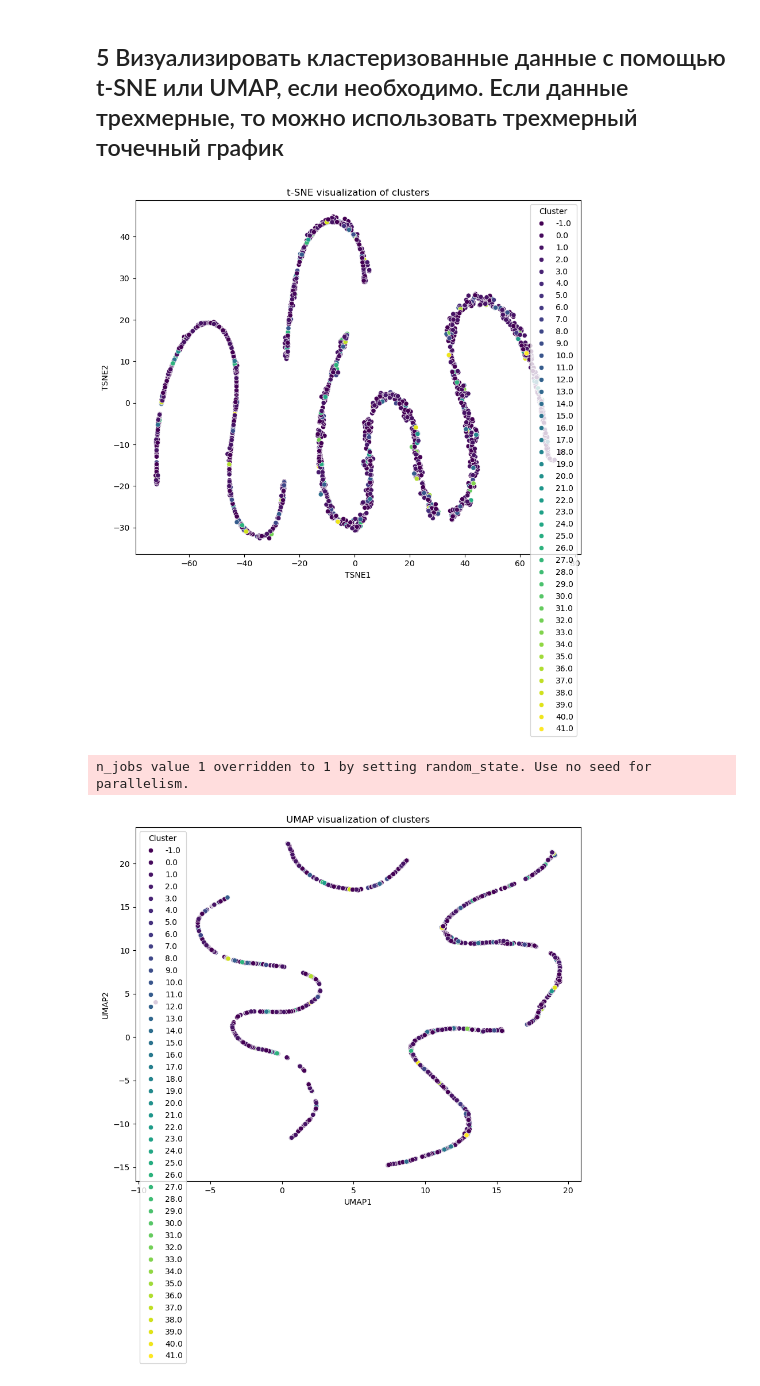
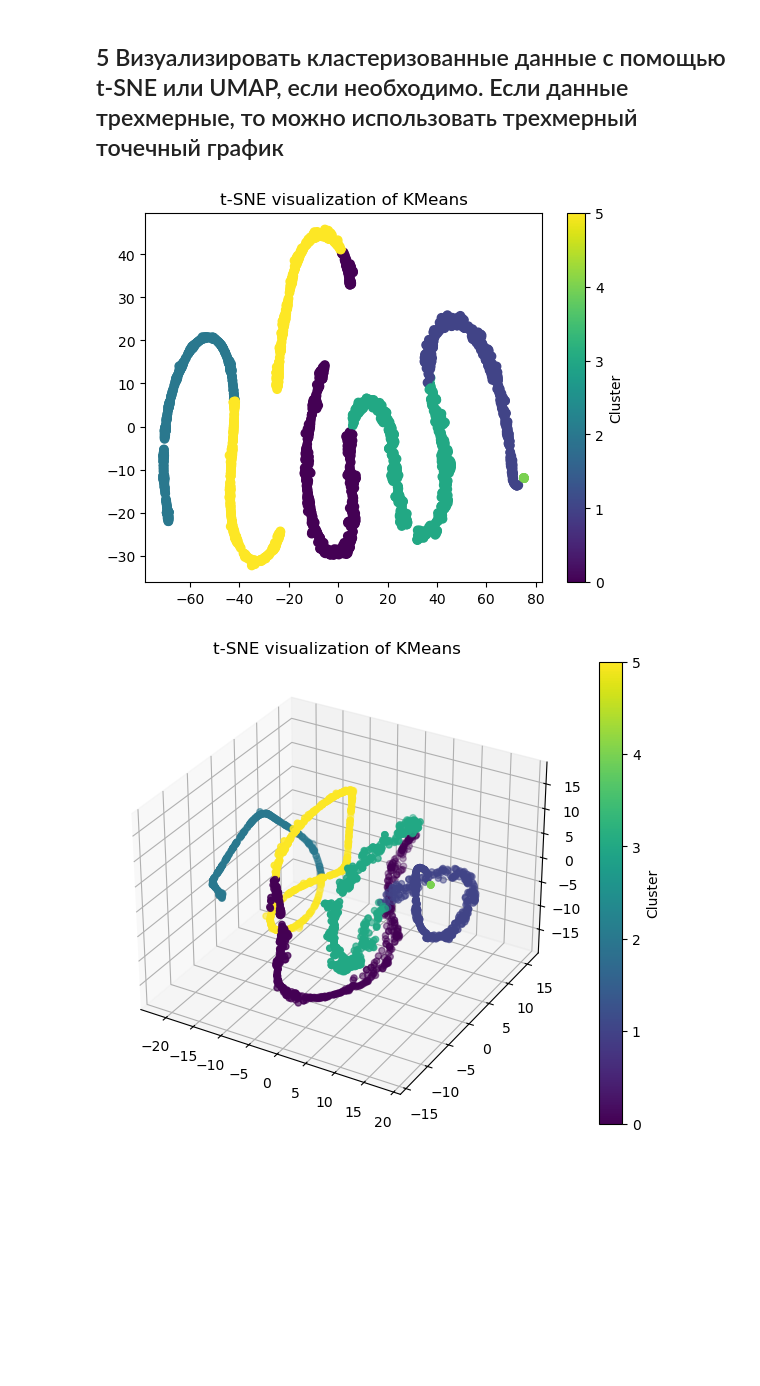
Before and after one commit to temerk1n/volvo-data-big, a Jupyter notebook: pr6/pr6.ipynb, the cells around one changed output. Drawn from its saved outputs; the diff is of its cells as text; code cells hidden in the pictures; blank space fills up the shorter version.

```diff
--- a/pr6/pr6.ipynb
+++ b/pr6/pr6.ipynb
@@ -140,47 +174,37 @@ fig.show()
 # %% [markdown]
 ## 5 Визуализировать кластеризованные данные с помощью t-SNE или UMAP, если необходимо. Если данные трехмерные, то можно использовать трехмерный точечный график
-# %%
-from sklearn.manifold import TSNE
-import seaborn as sns
-
-# Initialize TSNE
-tsne = TSNE(n_components=2, random_state=111)
-
-# Fit and transform the data
-tsne_results = tsne.fit_transform(data.drop("Cluster", axis=1))
-
-# Create a DataFrame for the results
-tsne_df = pd.DataFrame(tsne_results, columns=['TSNE1', 'TSNE2'])
-tsne_df['Cluster'] = data['Cluster']
-
-# Plot the results
-plt.figure(figsize=(10, 8))
-sns.scatterplot(x='TSNE1', y='TSNE2', hue='Cluster', palette='viridis', data=tsne_df, legend='full')
-plt.title('t-SNE visualization of clusters')
-plt.show()
-# %% [output]
-[figure, removed]
-# %%
-import umap
-import seaborn as sns
-
-import matplotlib.pyplot as plt
-
-# Initialize UMAP
-umap_model = umap.UMAP(n_components=2, random_state=111)
-
-# Fit and transform the data
-umap_results = umap_model.fit_transform(data.drop("Cluster", axis=1))
-
-# Create a DataFrame for the results
-umap_df = pd.DataFrame(umap_results, columns=['UMAP1', 'UMAP2'])
-umap_df['Cluster'] = data['Cluster']
-
-# Plot the results
-plt.figure(figsize=(10, 8))
-sns.scatterplot(x='UMAP1', y='UMAP2', hue='Cluster', palette='viridis', data=umap_df, legend='full')
-plt.title('UMAP visualization of clusters')
-plt.show()
-# %% [output]
-n_jobs value 1 overridden to 1 by setting random_state. Use no seed for parallelism.
-[figure, removed]
+# %%
+from sklearn.manifold import TSNE
+import seaborn as sns
+
+def visualize_clusters(X, labels, algorithm, n_components=2):
+    tsne = TSNE(n_components=n_components, random_state=111)
+
+    tsne_results = tsne.fit_transform(X)
+
+    if (n_components == 2):
+        plt.scatter(tsne_results[:, 0], tsne_results[:, 1], c=labels, cmap='viridis')
+        plt.colorbar(label='Cluster')
+        plt.title(f't-SNE visualization of {algorithm}')
+    elif (n_components == 3):
+        fig = plt.figure(figsize=(8, 6))
+        ax = fig.add_subplot(111, projection='3d')
+        scatter = ax.scatter(tsne_results[:, 0], tsne_results[:, 1], tsne_results[:, 2], c=labels, cmap='viridis')
+        plt.colorbar(scatter, ax=ax, label='Cluster')
+
+    plt.title(f't-SNE visualization of {algorithm}')
+    plt.show()
+
+dimensions = [2, 3]
+clusters = [
+    {'name': 'KMeans', 'data': kmeans},
+    {'name': 'Hierarchy', 'data': hierarchy},
+    {'name': 'DBSCAN', 'data': dbscan},
+]
+
+for cluster in clusters:
+    for dim in dimensions:
+        visualize_clusters(data, cluster['data']['Cluster'], cluster['name'], dim)
+# %% [output]
+[figure, added]
+[figure, added]
```
Also changed, not shown: parts of 4 cells of this notebook, 2 other files.
